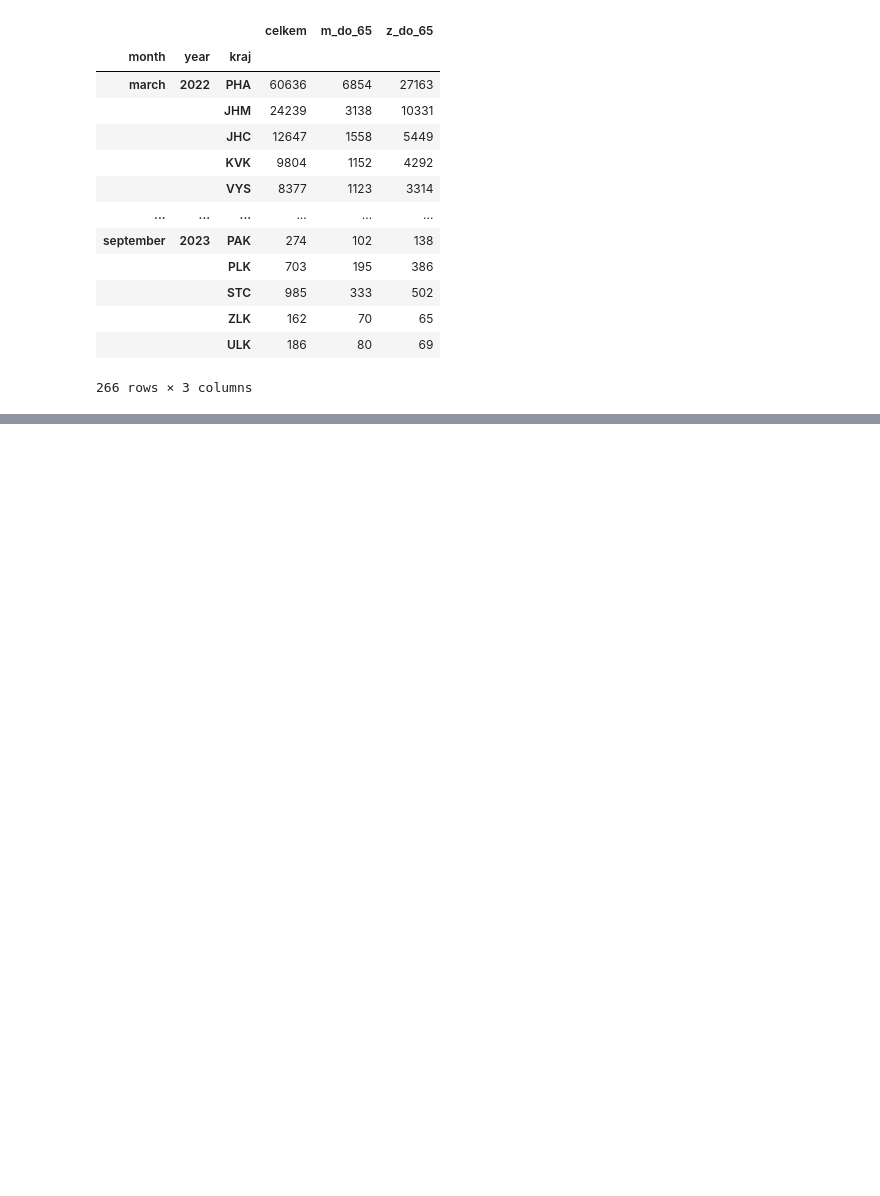
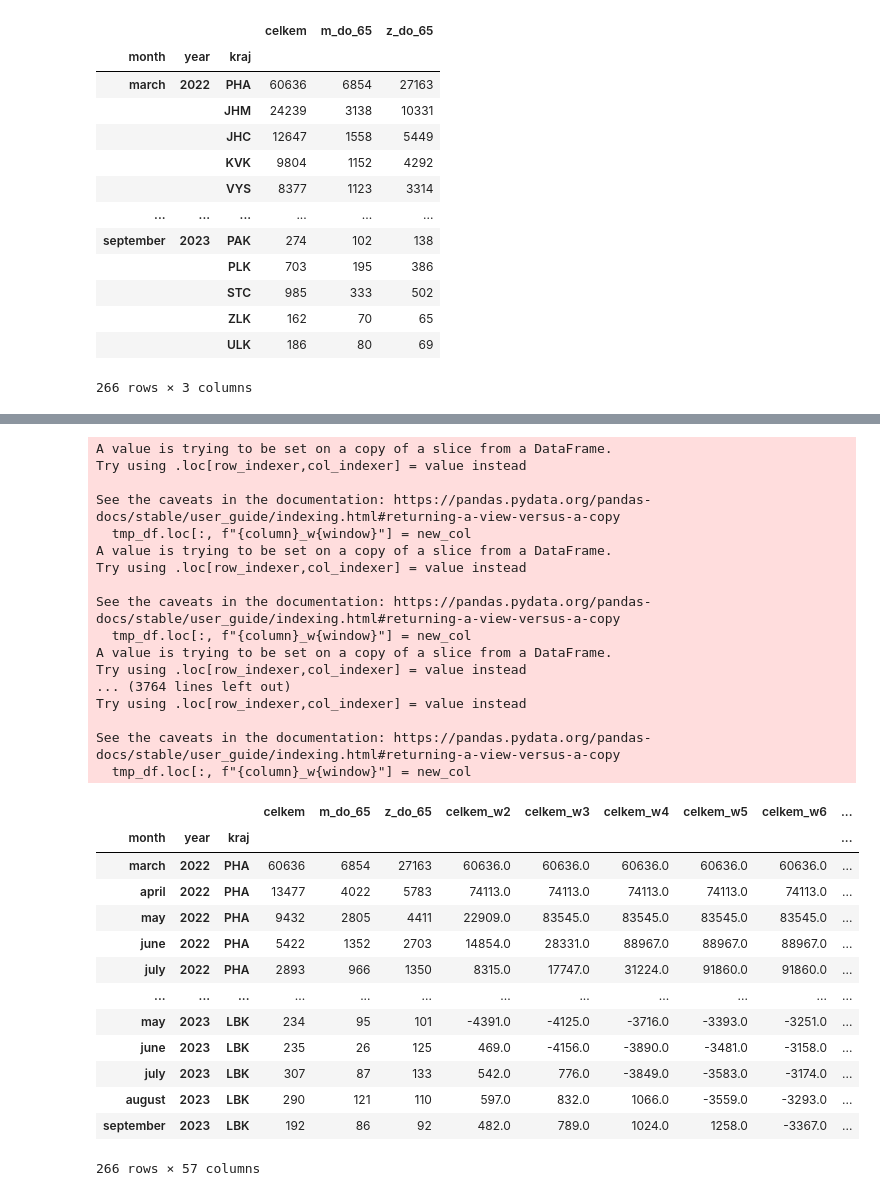
Before and after one commit to DianaKorladinova/SAN_Unemployment_Refugees, a Jupyter notebook: mlynatom/data_preprocessing/data_get.ipynb, the cells around one changed output, grey strips where cells are left out. Drawn from its saved outputs; the diff is of its cells as text; code cells hidden in the pictures; blank space fills up the shorter version.

Commit message:
lagged data added + preprocessing pandas code

```diff
--- a/mlynatom/data_preprocessing/data_get.ipynb
+++ b/mlynatom/data_preprocessing/data_get.ipynb
@@ -596,0 +599,3 @@ res_df.to_csv("../data/refugees.csv")
+# %%
+df = pd.read_csv("../data/prepared/refugees.csv")
+df
@@ -596,0 +616,55 @@ res_df.to_csv("../data/refugees.csv")
+# %%
+
+def compute_distributed_lags(df: pd.DataFrame, kraje: List[str], columns: List[str], window_range: range):
+    ret_df = pd.DataFrame(data={})
+    for kraj in kraje:
+        tmp_df = df[df.kraj == kraj]
+        tmp_df.set_index(["month", "year"], inplace=True)
+        for column in columns:
+            for window in window_range:
+                #WARNING min_periods set to 0 (to include the values instead of nans even when smaller numbers are used for sum) -> I think that in this case that make sense -> discuss
+                new_col = tmp_df.loc[:, column].rolling(window=window, min_periods=0).sum().to_numpy()
+                tmp_df.loc[:, f"{column}_w{window}"] = new_col
+
+
+        tmp_df.reset_index(inplace=True)
+        #display(tmp_df)
+        ret_df = pd.concat([ret_df, tmp_df], axis=0)
+
+    ret_df.set_index(["month", "year", "kraj"], inplace=True)
+    return ret_df
+# %%
+res_df = compute_distributed_lags(df, NUTS3, ["celkem", "m_do_65", "z_do_65"], range(2, 20))
+res_df
+# %% [output]
+A value is trying to be set on a copy of a slice from a DataFrame.
+Try using .loc[row_indexer,col_indexer] = value instead
+
+See the caveats in the documentation: https://pandas.pydata.org/pandas-docs/stable/user_guide/indexing.html#returning-a-view-versus-a-copy
+  tmp_df.loc[:, f"{column}_w{window}"] = new_col
+A value is trying to be set on a copy of a slice from a DataFrame.
+Try using .loc[row_indexer,col_indexer] = value instead
+
+See the caveats in the documentation: https://pandas.pydata.org/pandas-docs/stable/user_guide/indexing.html#returning-a-view-versus-a-copy
+  tmp_df.loc[:, f"{column}_w{window}"] = new_col
+A value is trying to be set on a copy of a slice from a DataFrame.
+Try using .loc[row_indexer,col_indexer] = value instead
+... (3764 lines left out)
+Try using .loc[row_indexer,col_indexer] = value instead
+
+See the caveats in the documentation: https://pandas.pydata.org/pandas-docs/stable/user_guide/indexing.html#returning-a-view-versus-a-copy
+  tmp_df.loc[:, f"{column}_w{window}"] = new_col
+|  |  |  | celkem | m_do_65 | z_do_65 | celkem_w2 | celkem_w3 | celkem_w4 | celkem_w5 | celkem_w6 | ... |
+| month | year | kraj |  |  |  |  |  |  |  |  | ... |
+| march | 2022 | PHA | 60636 | 6854 | 27163 | 60636.0 | 60636.0 | 60636.0 | 60636.0 | 60636.0 | ... |
+| april | 2022 | PHA | 13477 | 4022 | 5783 | 74113.0 | 74113.0 | 74113.0 | 74113.0 | 74113.0 | ... |
+| may | 2022 | PHA | 9432 | 2805 | 4411 | 22909.0 | 83545.0 | 83545.0 | 83545.0 | 83545.0 | ... |
+| june | 2022 | PHA | 5422 | 1352 | 2703 | 14854.0 | 28331.0 | 88967.0 | 88967.0 | 88967.0 | ... |
+| july | 2022 | PHA | 2893 | 966 | 1350 | 8315.0 | 17747.0 | 31224.0 | 91860.0 | 91860.0 | ... |
+| ... | ... | ... | ... | ... | ... | ... | ... | ... | ... | ... | ... |
+| may | 2023 | LBK | 234 | 95 | 101 | -4391.0 | -4125.0 | -3716.0 | -3393.0 | -3251.0 | ... |
+| june | 2023 | LBK | 235 | 26 | 125 | 469.0 | -4156.0 | -3890.0 | -3481.0 | -3158.0 | ... |
+| july | 2023 | LBK | 307 | 87 | 133 | 542.0 | 776.0 | -3849.0 | -3583.0 | -3174.0 | ... |
+| august | 2023 | LBK | 290 | 121 | 110 | 597.0 | 832.0 | 1066.0 | -3559.0 | -3293.0 | ... |
+| september | 2023 | LBK | 192 | 86 | 92 | 482.0 | 789.0 | 1024.0 | 1258.0 | -3367.0 | ... |
+266 rows × 57 columns
```
Also changed, not shown: parts of 4 cells of this notebook, 4 other files.
